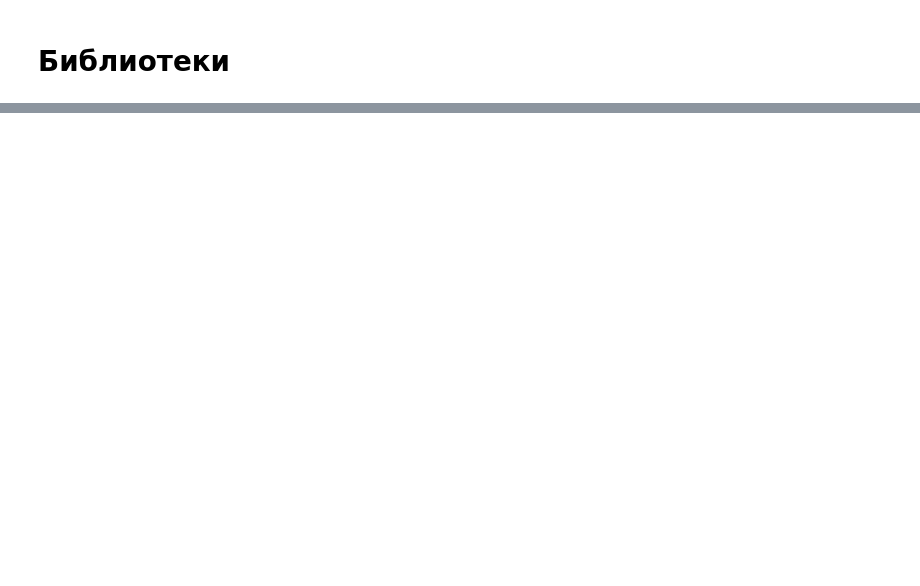
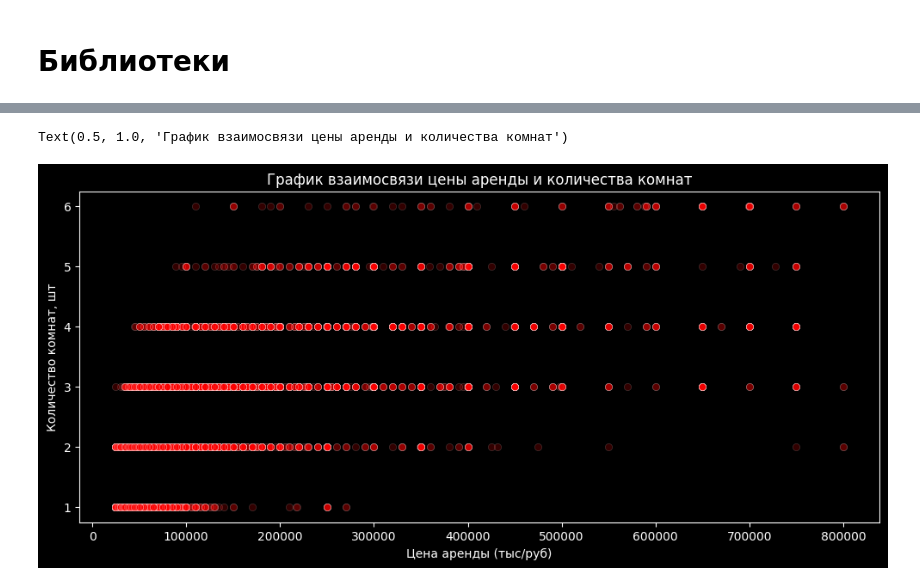
Before and after one commit to Shchushch/RealEstbyMW, a Jupyter notebook: processing.ipynb, the cells around one changed output, grey strips where cells are left out. Cells and saved outputs as stored; diff of their text form; code cells hidden in the pictures; blank space fills up the shorter version.

```diff
--- a/processing.ipynb
+++ b/processing.ipynb
@@ -90,0 +700,9 @@ sns.heatmap(coord_rlst,annot=True,cmap='RdBu')
+# %%
+plt.figure(figsize=(12,5))
+sns.scatterplot(data=coast, x='Price', y='Number_of_rooms', color='red', alpha=0.2)
+plt.xlabel('Цена аренды (тыс/руб)')
+plt.ylabel('Количество комнат, шт' )
+plt.title('График взаимосвязи цены аренды и количества комнат')
+# %% [output]
+Text(0.5, 1.0, 'График взаимосвязи цены аренды и количества комнат')
+[figure, added]
```
Also changed, not shown: parts of 66 cells of this notebook, 2 other files.
